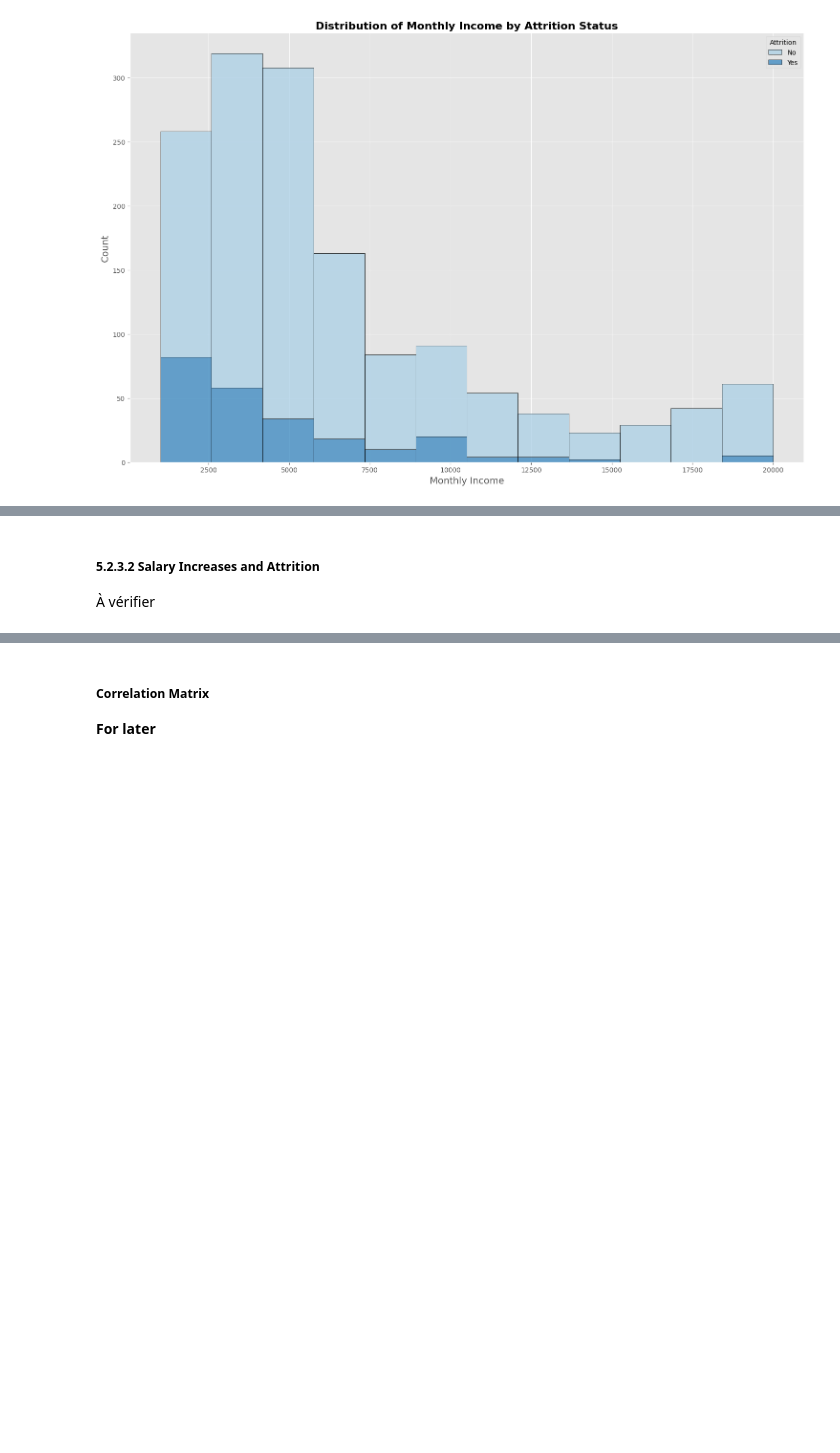
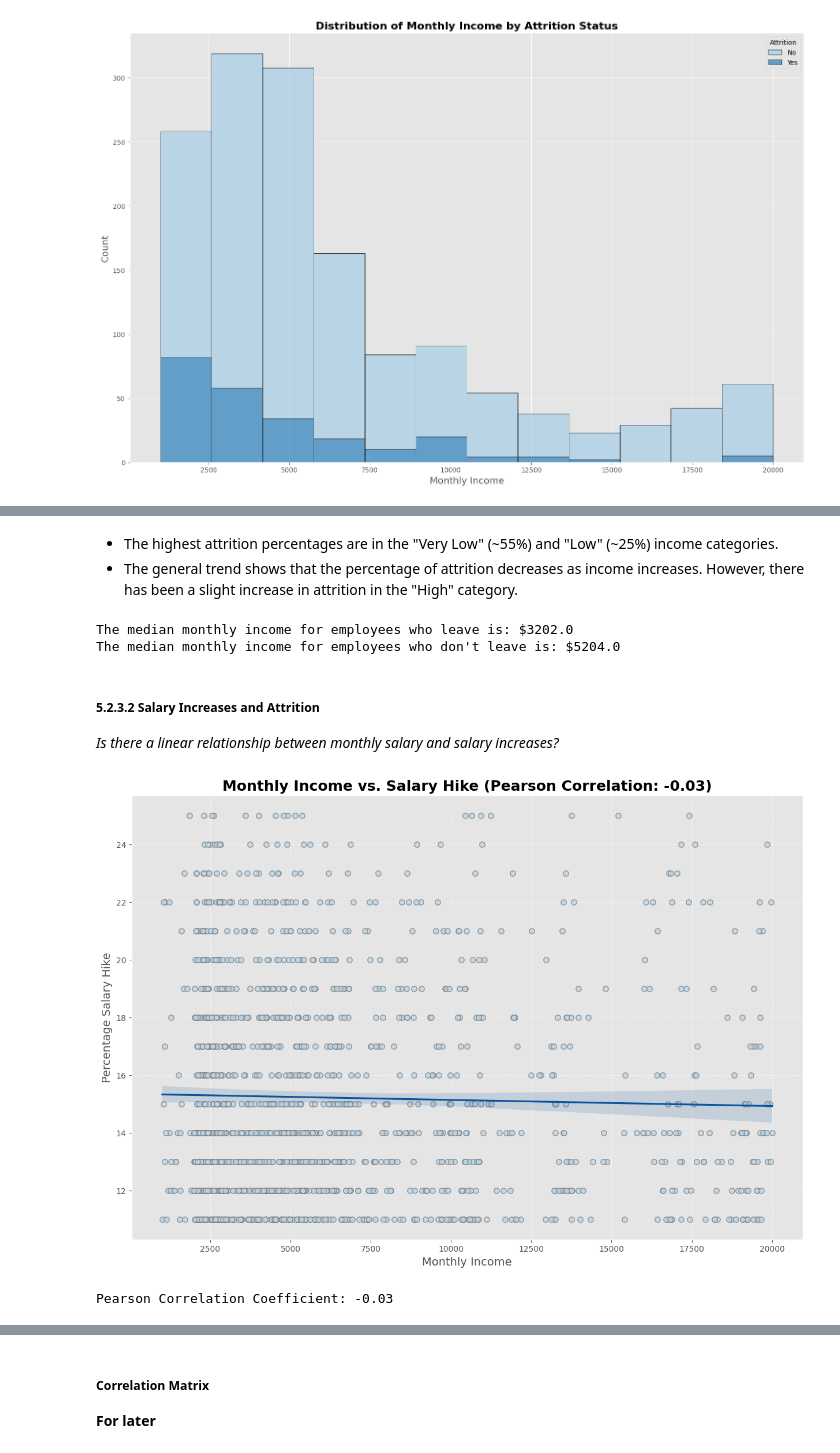
Before and after one commit to 0xArnaudR/IBM-HR-Analytics-Employee-Attrition, a Jupyter notebook: IBM_HR_Analytics_Employee_Attrition.ipynb, the cells around one changed output, grey strips where cells are left out. Saved outputs shown, nothing was run; the diff lists cells and outputs as text; code cells hidden in the pictures; blank space fills up the shorter version.

```diff
--- a/IBM_HR_Analytics_Employee_Attrition.ipynb
+++ b/IBM_HR_Analytics_Employee_Attrition.ipynb
@@ -786,4 +866,47 @@ plt.show()
+# %% [markdown]
+- The highest attrition percentages are in the "Very Low" (~55%) and "Low" (~25%) income categories.
+- The general trend shows that the percentage of attrition decreases as income increases. However, there has been a slight increase in attrition in the "High" category.
+# %%
+# Look at the median monthly salary for each category
+print(f"The median monthly income for employees who leave is: ${np.round(df.groupby('Attrition')['MonthlyIncome'].median()['Yes'], 2)}")
+print(f"The median monthly income for employees who don't leave is: ${np.round(df.groupby('Attrition')['MonthlyIncome'].median()['No'], 2)}")
+# %% [output]
+The median monthly income for employees who leave is: $3202.0
+The median monthly income for employees who don't leave is: $5204.0
 # %% [markdown]
 ##### 5.2.3.2 Salary Increases and Attrition
 
-À vérifier
+*Is there a linear relationship between monthly salary and salary increases?*
+# %%
+import scipy.stats as stats
+
+# Calculate the Pearson correlation coefficient
+corr, _ = stats.pearsonr(df['MonthlyIncome'], df['PercentSalaryHike'])
+
+
+plt.figure(figsize=(15, 10))
+# Create the regplot
+sns.regplot(
+    x='MonthlyIncome',
+    y='PercentSalaryHike',
+    data=df,
+    scatter_kws={'color': sns.color_palette("Blues")[1], 's': 45, 'alpha': 0.8, 'edgecolor': 'grey'},
+    line_kws={'color': sns.color_palette("Blues")[5]}
+)
+
+# Add a title and labels
+plt.title(f'Monthly Income vs. Salary Hike (Pearson Correlation: {corr:.2f})', fontsize=18, fontweight='bold')
+plt.xlabel('Monthly Income', fontsize=14)
+plt.ylabel('Percentage Salary Hike', fontsize=14)
+
+# Add gridlines
+plt.grid(True, linestyle='--', linewidth=0.7, alpha=0.6)
+
+# Display the plot
+plt.show()
+
+# Display the Pearson correlation coefficient in the console
+print(f'Pearson Correlation Coefficient: {corr:.2f}')
+# %% [output]
+[figure, added]
+Pearson Correlation Coefficient: -0.03
```
Also changed, not shown: parts of 22 cells of this notebook.
